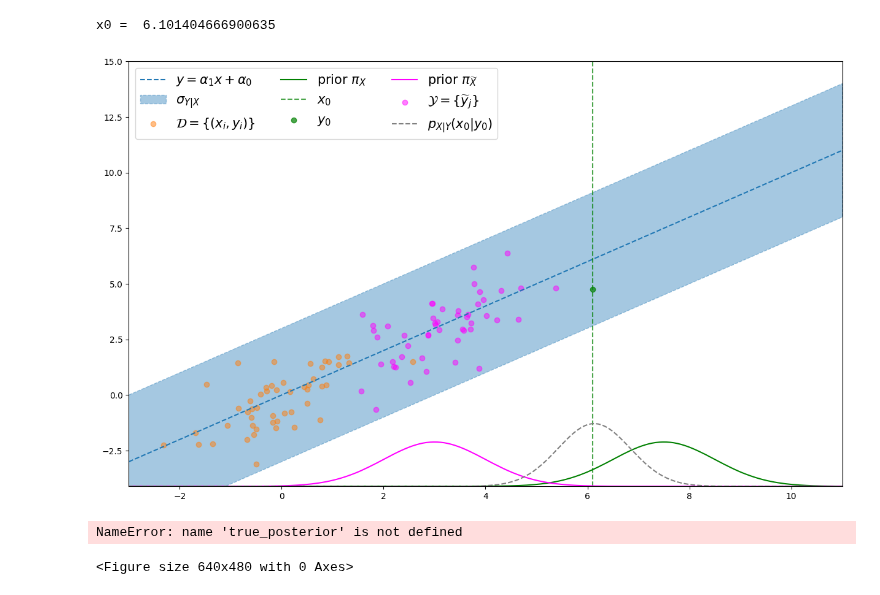
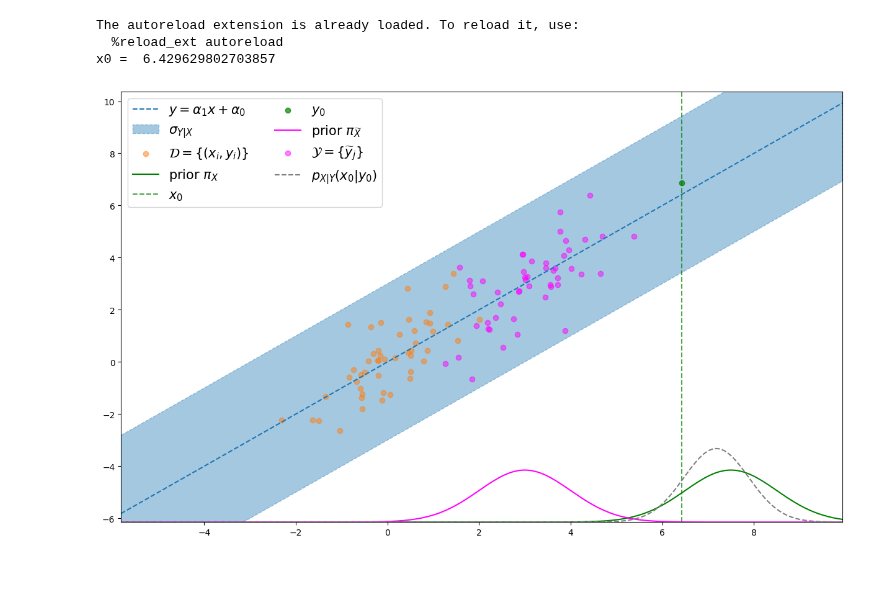
Before and after one commit to ElouanARGOUARCH/experiments, a Jupyter notebook: GRETSI2023/Illustration GRETSI.ipynb, the cells around one changed output. Drawn from its saved outputs; the diff is of its cells as text; code cells hidden in the pictures.

```diff
--- a/GRETSI2023/Illustration GRETSI.ipynb
+++ b/GRETSI2023/Illustration GRETSI.ipynb
@@ -15,8 +80,7 @@ sigma20 = torch.tensor(1)
 
 mu_beta = torch.zeros(2)
 Sigma_beta = torch.eye(2)
-beta0 =torch.distributions.MultivariateNormal(mu_beta, Sigma_beta).sample()
-beta0 = torch.tensor([1.,0.])
+alpha = torch.tensor([1.,0.])
 
 mu_X =torch.tensor(7.5)
 sigma2_X =torch.tensor(1)
@@ -27,7 +91,7 @@ n_D = 50
 DX =prior_dataset.sample([n_D])
 
 sigma2_simulateur = torch.tensor(1)
-f = lambda x: beta0[0]*x + beta0[1]
+f = lambda x: alpha[0]*x + alpha[1]
 simulateur= lambda x: f(x) + torch.randn(x.shape[0])*torch.sqrt(sigma20)
 DY = simulateur(DX)
 
@@ -48,36 +112,43 @@ for t in torch.linspace(-10,10,n_unlabeled_obs):
     xj = prior.sample()
     list_xj.append(xj.unsqueeze(0).repeat(n_per_obs))
     yj = simulateur(xj.unsqueeze(0).repeat(n_per_obs))
     list_yj.append(yj.unsqueeze(0))
 if n_unlabeled_obs>0:
     Y = torch.cat(list_yj, dim = 0)
     X = torch.cat(list_xj, dim = 0)
 else:
     Y = torch.tensor([])
     X = torch.tensor([])
 prior_means = 3*torch.ones(n_unlabeled_obs)
 prior_sigma2s = torch.ones(n_unlabeled_obs)
 
-y_min = torch.min(torch.cat([DY, torch.flatten(Y)])-1)
+y_min = torch.min(torch.cat([DY, y0]))-3.5
+y_max = torch.max(torch.cat([DY, y0]))+3.5
+x_min = torch.min(torch.cat([DX, x0.unsqueeze(-1)]))-3.5
+x_max = torch.max(torch.cat([DX, x0.unsqueeze(-1)]))+3.5
+tt = torch.linspace(x_min,x_max,300)
+
 
 plt.figure(figsize = (15,9))
 ax = plt.subplot()
-ax.set_xlim(-3,11)
-tt = torch.linspace(-3,11,200)
+ax.set_xlim(x_min,x_max)
+ax.set_ylim(y_min,y_max)
 plt.plot(tt.numpy(),f(tt).numpy(), linestyle = '--', label = r'$y = \alpha_1x+ \alpha_0$', color ='C0')
 plt.fill_between(tt.numpy(),f(tt).numpy() - 3*torch.sqrt(sigma20).numpy(),f(tt).numpy() + 3*torch.sqrt(sigma20).numpy(),linestyle = '--',color = 'C0',alpha = 0.4, label = r'$\sigma_{Y|X}$')
 plt.scatter(DX.numpy(), DY.numpy(), alpha =.5, label = r'$\mathcal{D}=\{(x_i,y_i)\}$', color = 'C1')
 plt.plot(tt, y_min + 5*torch.exp(torch.distributions.Normal(mu_X, torch.sqrt(sigma2_X)).log_prob(tt.unsqueeze(-1))), color = 'green', label=r'prior $\pi_X$')
 plt.axvline(x0.numpy(), color = 'green', alpha = .7, linestyle = '--', label='$x_0$')
 plt.scatter(x0.repeat(n_y0), y0, color = 'green', alpha = .7, label = r'$y_0$')
 
 #hist = plt.hist(y0.numpy(), orientation ='horizontal', bins = n_y0, density = True,histtype = 'step', bottom = -3.5, label = r'histogramme de $y_0$')
 plt.plot(tt, y_min + 5*torch.exp(torch.distributions.Normal(3, 1).log_prob(tt.unsqueeze(-1))), color = 'magenta', label=r'prior $\pi_{\widetilde{X}}$')
 plt.scatter(X,Y,color = 'magenta', alpha = .5, label = r'$\mathcal{Y} = \{\widetilde{y}_j\}$')
 plt.plot(tt,y_min+5*torch.exp(true_posterior.log_prob(tt)),linestyle ='--', label = r'$p_{X|Y}(x_0|y_0)$', color = 'grey')
 plt.ylim(y_min,)
-plt.legend(ncol = 3, fontsize = 15)
+plt.legend(ncol = 2, fontsize = 15)
 plt.show()
 # %% [output]
-x0 =  6.101404666900635
+The autoreload extension is already loaded. To reload it, use:
+  %reload_ext autoreload
+x0 =  6.429629802703857
-[figure, old version]
+[figure, new version]
@@ -88,18 +154,0 @@ X0,_,_ = blr.sample_x0_given_y0_D_Y_gibbs(y0, DX, DY, Y,prior_means, prior_sigma
-# %%
-def plot_expected_coverage_1d_from_density(log_prob,window, tested_samples, label = None, show =False, color = None):
-    assert tested_samples.shape[-1] == 1,'Dimension >= 1 not supported'
-    to_plot, window = compute_expected_coverage_from_density(log_prob,window, tested_samples)
-    plt.plot(window.numpy(), to_plot.numpy(), label = label, color = color)
-    plt.plot(window.numpy(),window.numpy(), linestyle = '--', color = 'grey', alpha =.6)
-    plt.text(.75,.75, 'Overconfident', rotation = .45, color = 'grey', alpha = .2)
-    plt.text(.25, .25, 'Conservative', rotation=.45, color='grey', alpha=.2)
-    if show:
-        plt.show()
-from misc import *
-plt.figure()
-plot_expected_coverage_1d_from_density(true_posterior.log_prob,[-20,20], X0_.unsqueeze(-1), show=False)
-plot_expected_coverage_1d_from_density(true_posterior.log_prob,[-20,20], X0.unsqueeze(-1), show=False)
-plt.show()
-# %% [output]
-NameError: name 'true_posterior' is not defined
-<Figure size 640x480 with 0 Axes>
```
Also changed, not shown: parts of 5 cells of this notebook, 3 other files.
